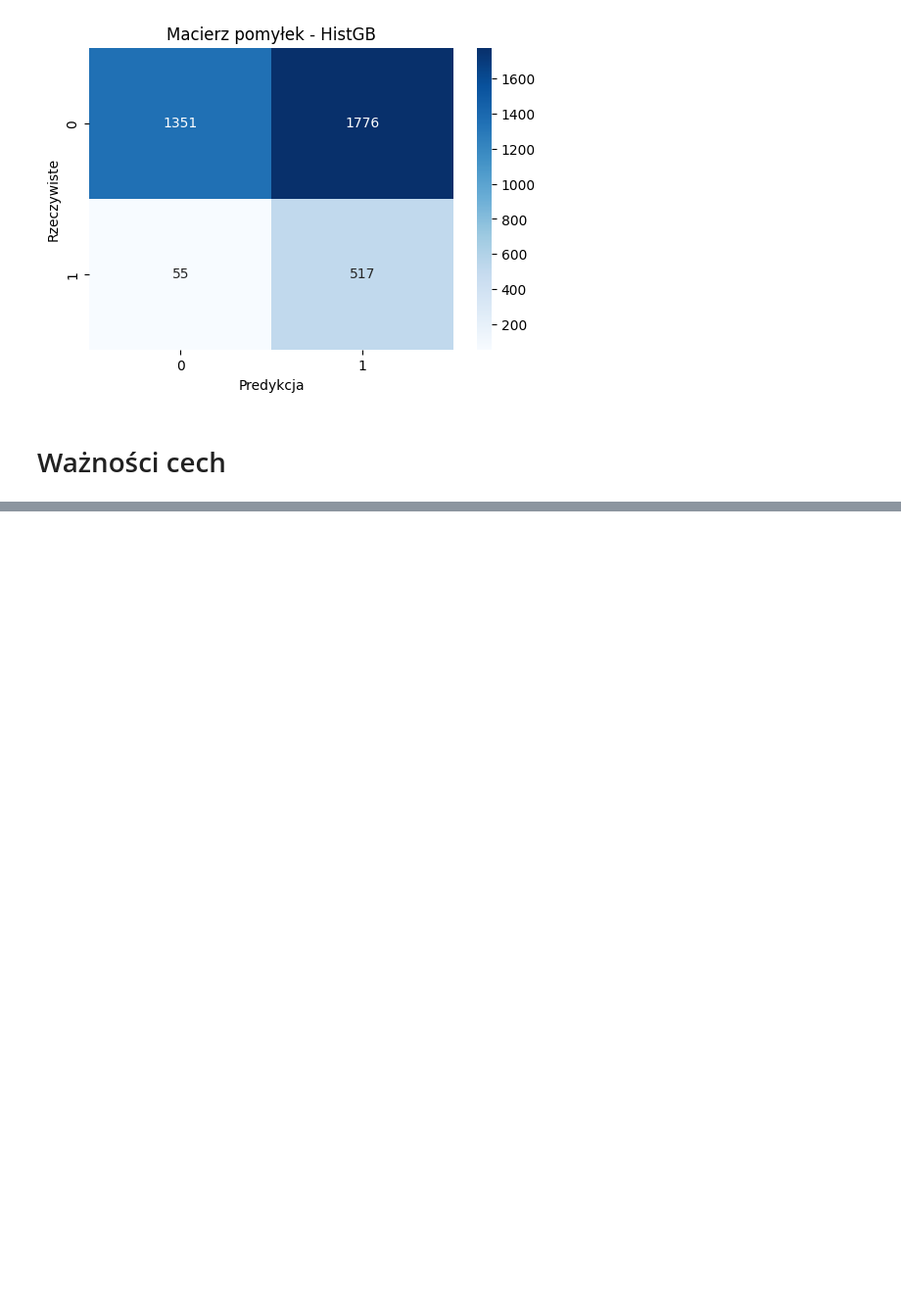
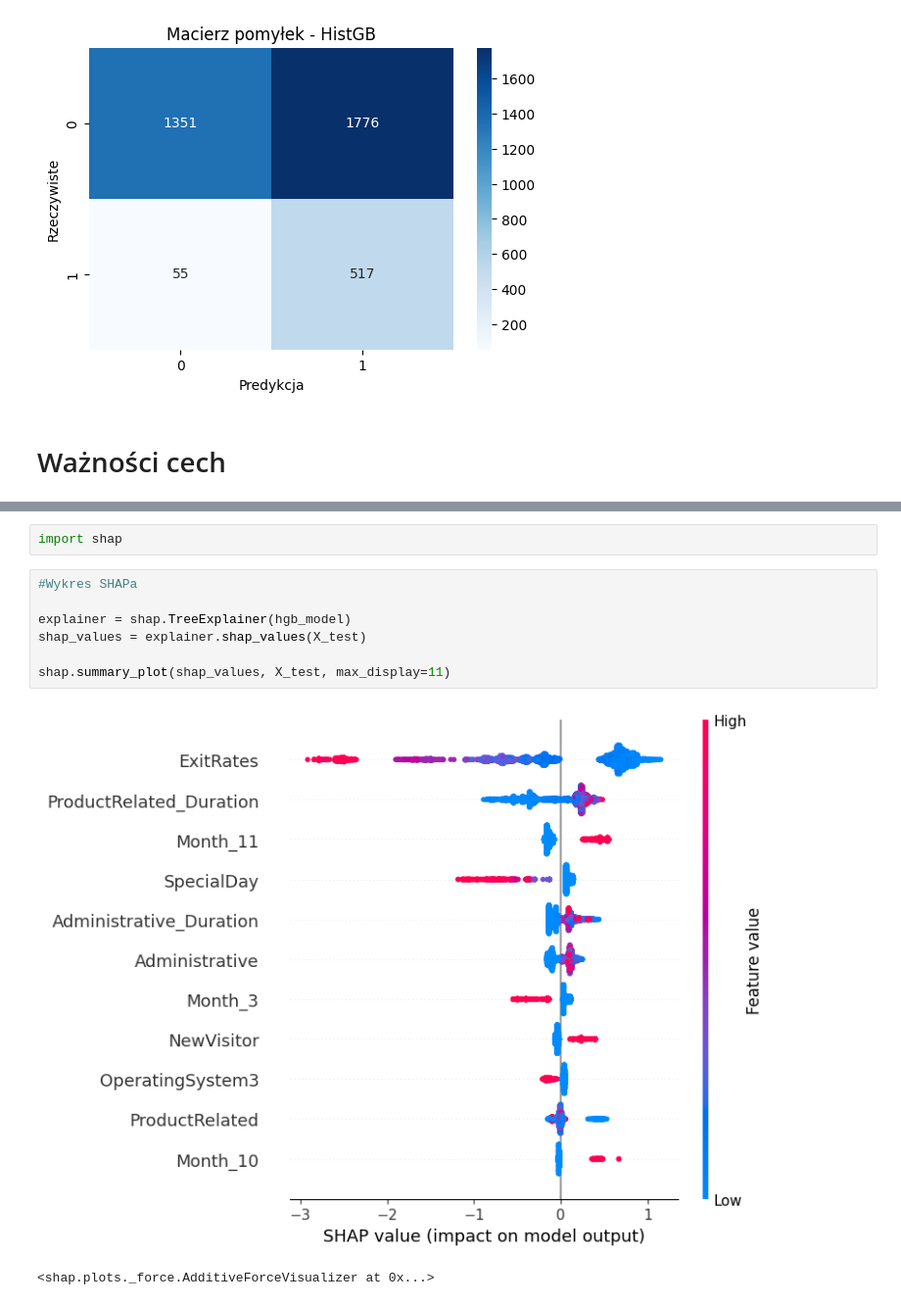
Before and after one commit to dcsguegsd/Machine_Learning_in_e-commerce, a Jupyter notebook: gradientBoosting.ipynb, the cells around one changed output, grey strips where cells are left out. Shown at 98% size. Saved outputs shown, nothing was run; the diff lists cells and outputs as text; blank space fills up the shorter version.

```diff
--- a/gradientBoosting.ipynb
+++ b/gradientBoosting.ipynb
@@ -473,0 +477,12 @@ AttributeError: 'HistGradientBoostingClassifier' object has no attribute 'featur
+# %%
+import shap
+# %%
+#Wykres SHAPa
+
+explainer = shap.TreeExplainer(hgb_model)
+shap_values = explainer.shap_values(X_test)
+
+shap.summary_plot(shap_values, X_test, max_display=11)
+# %% [output]
+[figure, added]
+<shap.plots._force.AdditiveForceVisualizer at 0x...>
```
Also changed, not shown: parts of 5 cells of this notebook.
